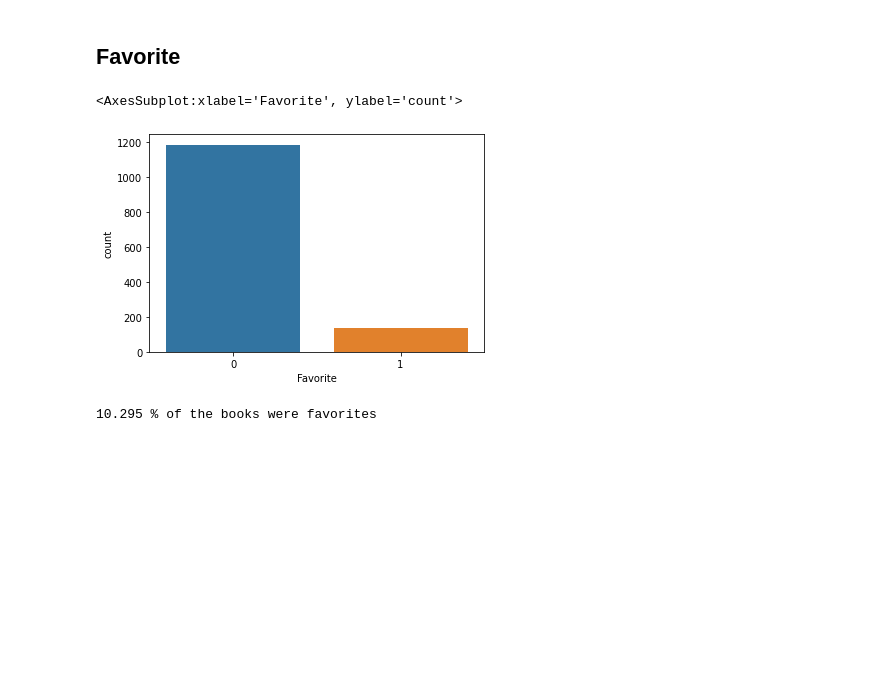
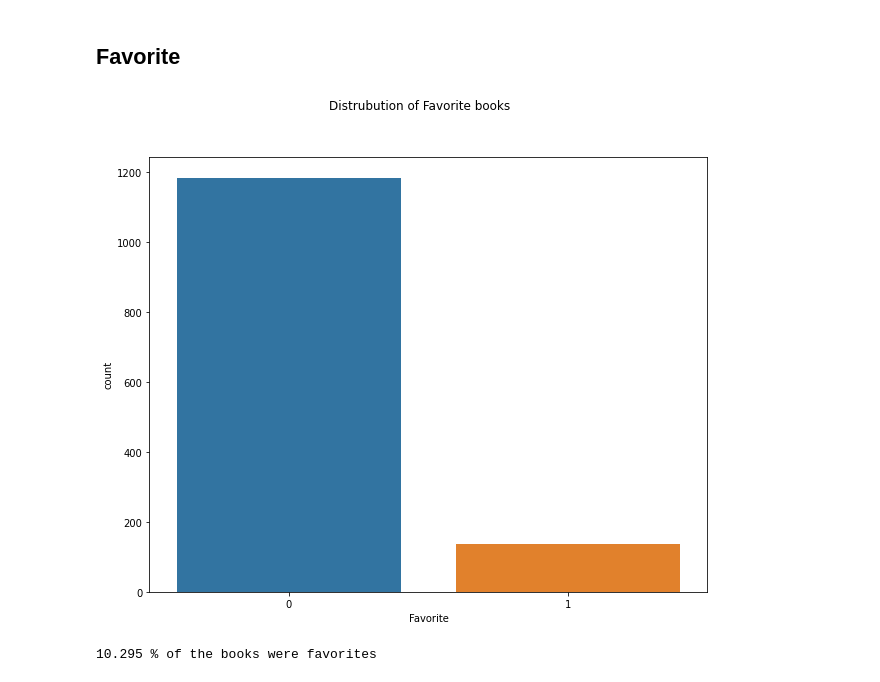
Before and after one commit to Lostinworlds/ModellingFavouriteBooks, a Jupyter notebook: predicting-garfunkel-s-favourite-book.ipynb, the cells around one changed output. Cells and saved outputs as stored; diff of their text form; code cells hidden in the pictures; blank space fills up the shorter version.

```diff
--- a/predicting-garfunkel-s-favourite-book.ipynb
+++ b/predicting-garfunkel-s-favourite-book.ipynb
@@ -93,11 +86,13 @@ df[df["Books"].duplicated()]["Favorite"].sum()
 0
 # %% [markdown]
 ## Favorite
-# %%
-sns.countplot(x = "Favorite", data = df)
-# %% [output]
-<AxesSubplot:xlabel='Favorite', ylabel='count'>
-[figure, removed]
+# %%
+plt.figure(figsize = (10,8))
+sns.countplot(x = "Favorite", data = df)
+plt.suptitle("Distrubution of Favorite books")
+plt.show()
+# %% [output]
+[figure, added]
 # %%
 print(round(((df[df["Favorite"] ==1].shape[0]/df.shape[0])*100),3), "% of the books were favorites")
 # %% [output]
```
Also changed, not shown: parts of 20 cells of this notebook.
